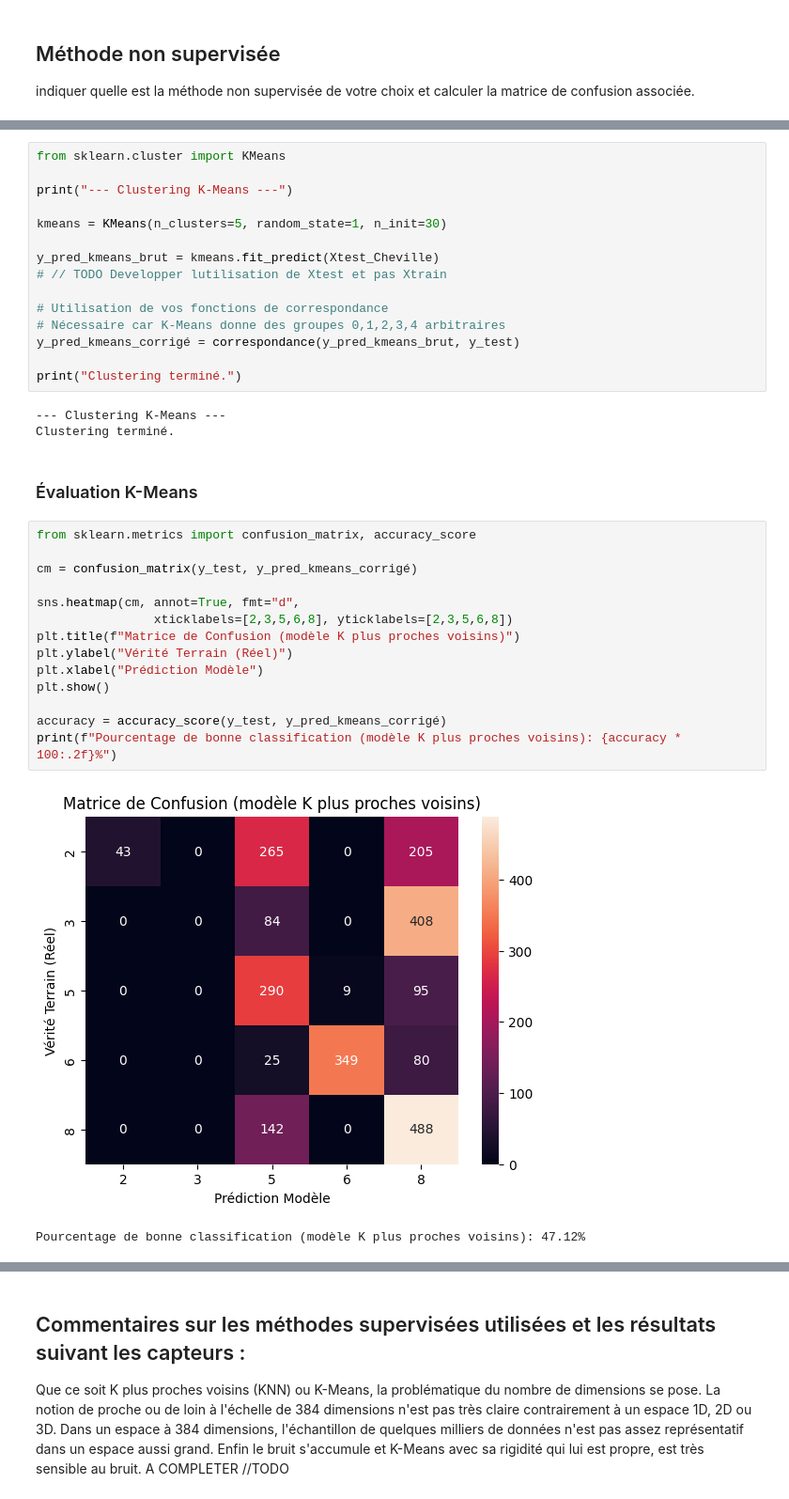
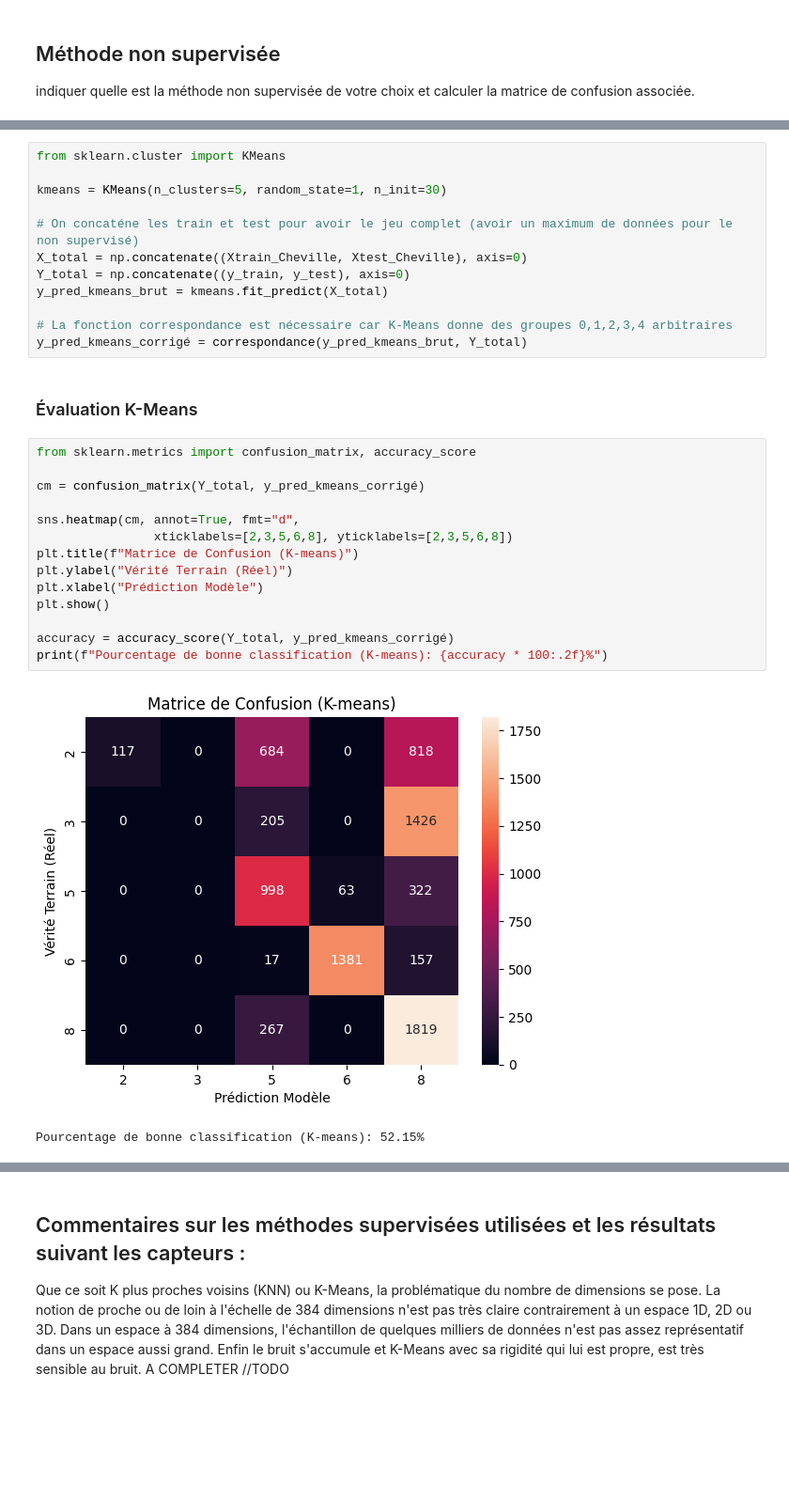
Before and after one commit to Stephane-Lpt/ENSEEIHT-Data-Analysis-Project, a Jupyter notebook: Projet2_FISA_TDA1_Cheville.ipynb, the cells around one changed output, grey strips where cells are left out. Shown at 94% size. Saved outputs shown, nothing was run; the diff lists cells and outputs as text; blank space fills up the shorter version.

```diff
--- a/Projet2_FISA_TDA1_Cheville.ipynb
+++ b/Projet2_FISA_TDA1_Cheville.ipynb
@@ -337,38 +334,32 @@ Elle prend plusieurs paramètres
 # %%
 from sklearn.cluster import KMeans
 
-print("--- Clustering K-Means ---")
-
 kmeans = KMeans(n_clusters=5, random_state=1, n_init=30)
 
-y_pred_kmeans_brut = kmeans.fit_predict(Xtest_Cheville)
-# // TODO Developper lutilisation de Xtest et pas Xtrain
+# On concaténe les train et test pour avoir le jeu complet (avoir un maximum de données pour le non supervisé)
+X_total = np.concatenate((Xtrain_Cheville, Xtest_Cheville), axis=0)
+Y_total = np.concatenate((y_train, y_test), axis=0)
+y_pred_kmeans_brut = kmeans.fit_predict(X_total)
 
-# Utilisation de vos fonctions de correspondance
-# Nécessaire car K-Means donne des groupes 0,1,2,3,4 arbitraires
-y_pred_kmeans_corrigé = correspondance(y_pred_kmeans_brut, y_test)
-
-print("Clustering terminé.")
+# La fonction correspondance est nécessaire car K-Means donne des groupes 0,1,2,3,4 arbitraires
+y_pred_kmeans_corrigé = correspondance(y_pred_kmeans_brut, Y_total)
-# %% [output]
---- Clustering K-Means ---
-Clustering terminé.
 # %% [markdown]
 ### Évaluation K-Means
 # %%
 from sklearn.metrics import confusion_matrix, accuracy_score
 
-cm = confusion_matrix(y_test, y_pred_kmeans_corrigé)
+cm = confusion_matrix(Y_total, y_pred_kmeans_corrigé)
 
 sns.heatmap(cm, annot=True, fmt="d",
                 xticklabels=[2,3,5,6,8], yticklabels=[2,3,5,6,8])
-plt.title(f"Matrice de Confusion (modèle K plus proches voisins)")
+plt.title(f"Matrice de Confusion (K-means)")
 plt.ylabel("Vérité Terrain (Réel)")
 plt.xlabel("Prédiction Modèle")
 plt.show()
 
-accuracy = accuracy_score(y_test, y_pred_kmeans_corrigé)
-print(f"Pourcentage de bonne classification (modèle K plus proches voisins): {accuracy * 100:.2f}%")
+accuracy = accuracy_score(Y_total, y_pred_kmeans_corrigé)
+print(f"Pourcentage de bonne classification (K-means): {accuracy * 100:.2f}%")
 # %% [output]
-[figure, old version]
+[figure, new version]
-Pourcentage de bonne classification (modèle K plus proches voisins): 47.12%
+Pourcentage de bonne classification (K-means): 52.15%
 # %% [markdown]
```
Also changed, not shown: parts of 48 cells of this notebook.
